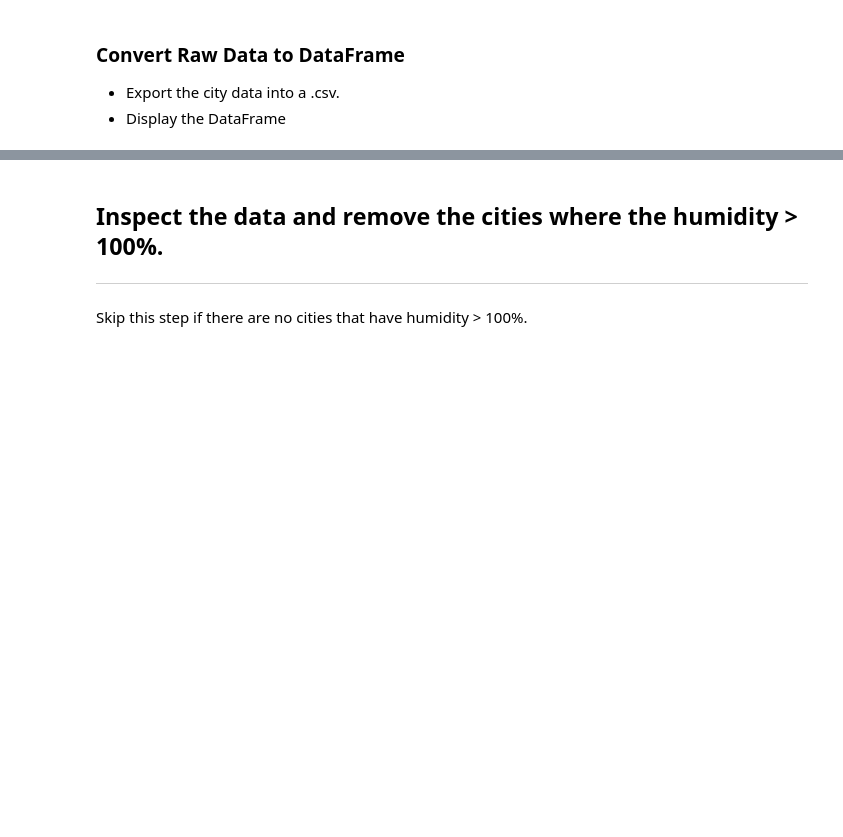
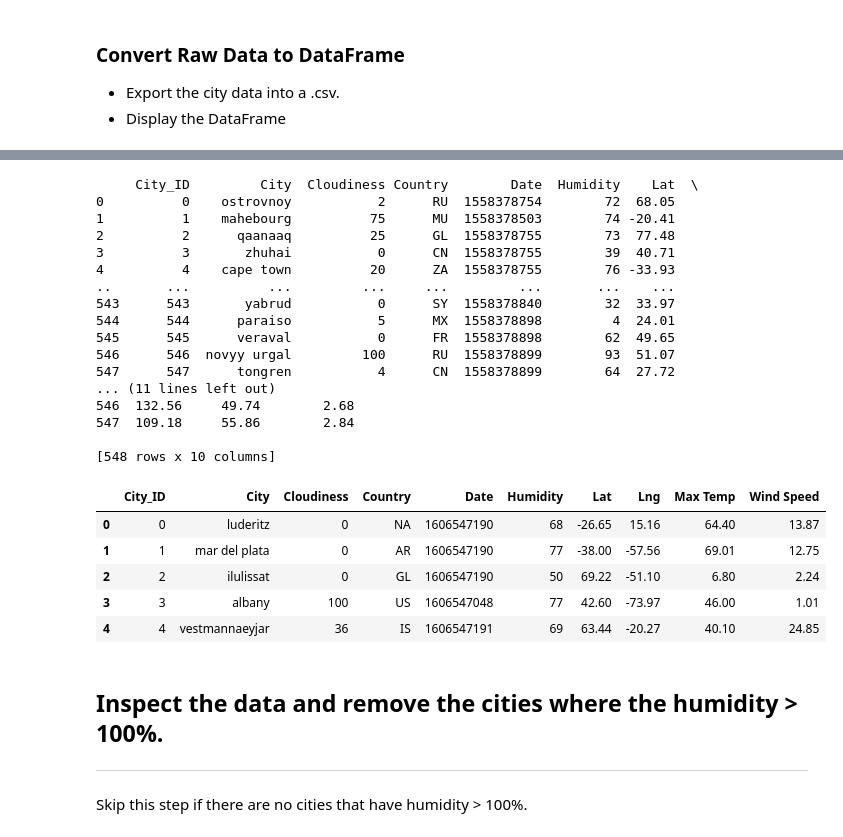
Before and after one commit to gelopez21/PythonAPI_Challenge_WK6, a Jupyter notebook: WeatherPy.ipynb, the cells around one changed output, grey strips where cells are left out. Saved outputs shown, nothing was run; the diff lists cells and outputs as text; code cells hidden in the pictures; blank space fills up the shorter version.

```diff
--- a/WeatherPy.ipynb
+++ b/WeatherPy.ipynb
@@ -154,0 +117,4 @@ Data Retrieval Complete
+# %%
+citydata = pd.DataFrame(citydatalist)
+
+citydata.count()
@@ -155,3 +133,35 @@ Data Retrieval Complete
+# %%
+df = pd.read_csv (r'output_data/cities.csv')
+print (df)
+
+citydata_file = os.path.join('output_data/cities_1.csv')
+df.to_csv(citydata_file)
+
+citydata.head()
+# %% [output]
+     City_ID         City  Cloudiness Country        Date  Humidity    Lat  \
+0          0    ostrovnoy           2      RU  1558378754        72  68.05
+1          1    mahebourg          75      MU  1558378503        74 -20.41
+2          2      qaanaaq          25      GL  1558378755        73  77.48
+3          3       zhuhai           0      CN  1558378755        39  40.71
+4          4    cape town          20      ZA  1558378755        76 -33.93
+..       ...          ...         ...     ...         ...       ...    ...
+543      543       yabrud           0      SY  1558378840        32  33.97
+544      544      paraiso           5      MX  1558378898         4  24.01
+545      545      veraval           0      FR  1558378898        62  49.65
+546      546  novyy urgal         100      RU  1558378899        93  51.07
+547      547      tongren           4      CN  1558378899        64  27.72
+... (11 lines left out)
+546  132.56     49.74        2.68
+547  109.18     55.86        2.84
+
+[548 rows x 10 columns]
+|  | City_ID | City | Cloudiness | Country | Date | Humidity | Lat | Lng | Max Temp | Wind Speed |
+| 0 | 0 | luderitz | 0 | NA | 1606547190 | 68 | -26.65 | 15.16 | 64.40 | 13.87 |
+| 1 | 1 | mar del plata | 0 | AR | 1606547190 | 77 | -38.00 | -57.56 | 69.01 | 12.75 |
+| 2 | 2 | ilulissat | 0 | GL | 1606547190 | 50 | 69.22 | -51.10 | 6.80 | 2.24 |
+| 3 | 3 | albany | 100 | US | 1606547048 | 77 | 42.60 | -73.97 | 46.00 | 1.01 |
+| 4 | 4 | vestmannaeyjar | 36 | IS | 1606547191 | 69 | 63.44 | -20.27 | 40.10 | 24.85 |
 # %% [markdown]
 ## Inspect the data and remove the cities where the humidity > 100%.
 ----
```
Also changed, not shown: parts of 7 cells of this notebook.
